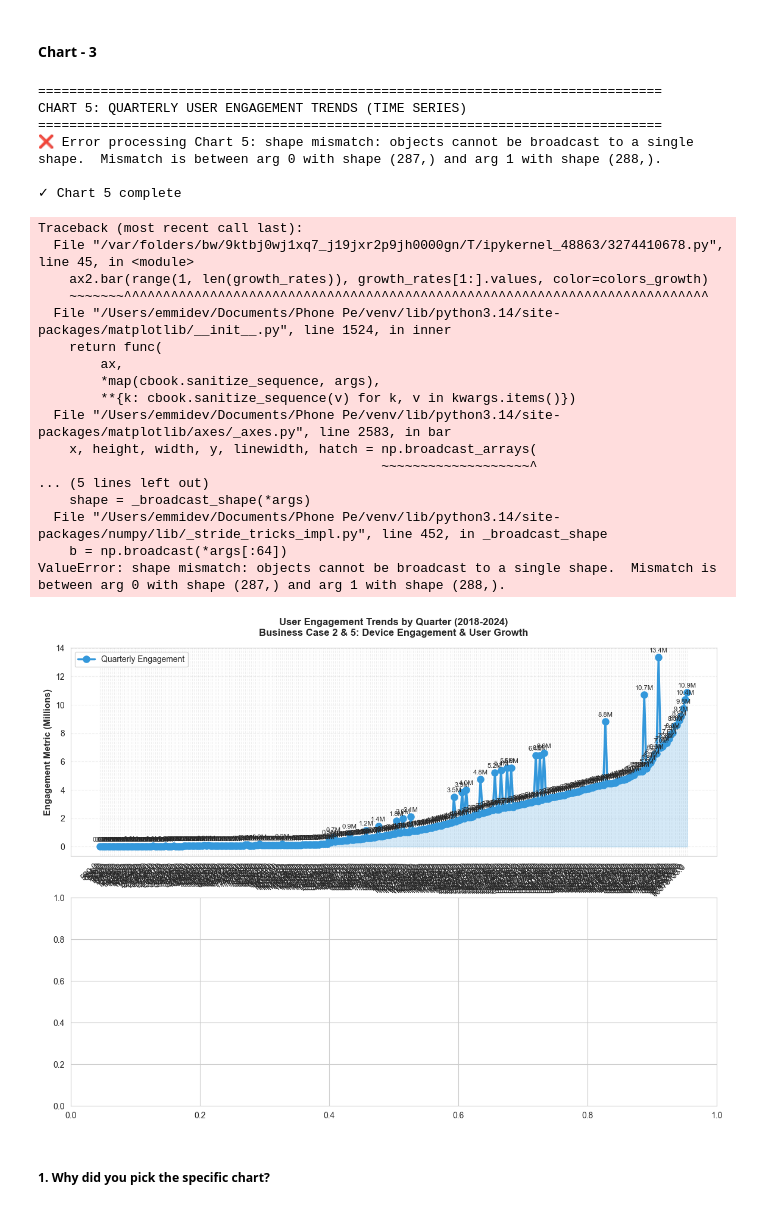
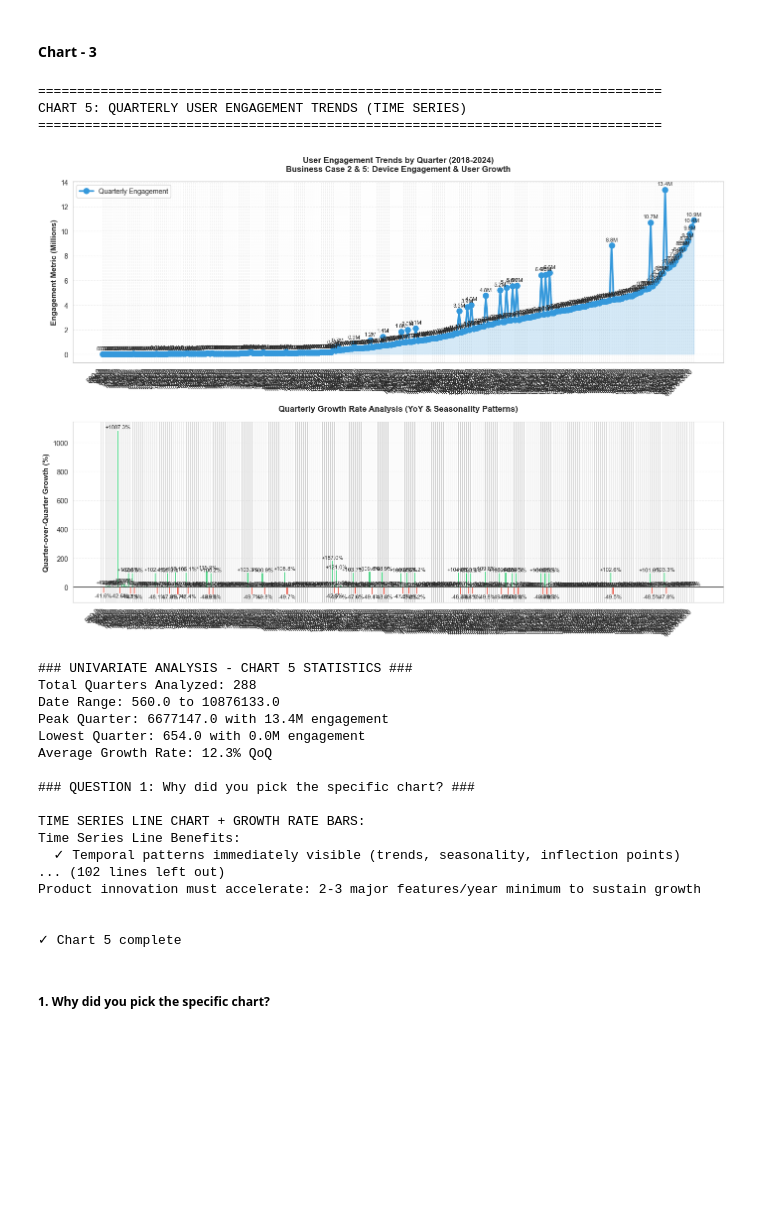
Before and after one commit to Github-Emmi/PhonePe, a Jupyter notebook: EDA_Submission_Template.ipynb, the cells around one changed output. Drawn from its saved outputs; the diff is of its cells as text; code cells hidden in the pictures; blank space fills up the shorter version.

```diff
--- a/EDA_Submission_Template.ipynb
+++ b/EDA_Submission_Template.ipynb
@@ -5883,8 +5976,10 @@ try:
                     ha='center', va='bottom', fontsize=8)
 
         colors_growth = ['#2ecc71' if x > 0 else '#e74c3c' for x in growth_rates[1:]]
-        ax2.bar(range(1, len(growth_rates)), growth_rates[1:].values, color=colors_growth)
-        ax2.set_xticks(range(1, len(growth_rates)))
+        # Ensure arrays are synchronized
+        x_pos = np.arange(len(growth_rates[1:]))
+        ax2.bar(x_pos, growth_rates[1:].values, color=colors_growth)
+        ax2.set_xticks(x_pos)
         ax2.set_xticklabels(growth_rates[1:].index, rotation=45, ha='right')
         ax2.set_ylabel('Quarter-over-Quarter Growth (%)', fontsize=11, fontweight='bold')
         ax2.set_title('Quarterly Growth Rate Analysis (YoY & Seasonality Patterns)',
@@ -5893,7 +5988,7 @@ try:
         ax2.grid(axis='y', alpha=0.3, linestyle='--')
 
         for i, (idx, val) in enumerate(zip(growth_rates[1:].index, growth_rates[1:].values)):
-            ax2.text(i+1, val + (1 if val > 0 else -1), f'{val:+.1f}%', ha='center',
+            ax2.text(i, val + (1 if val > 0 else -1), f'{val:+.1f}%', ha='center',
                     va='bottom' if val > 0 else 'top', fontsize=8)
 
         plt.tight_layout()
@@ -6007,54 +6102,51 @@ Expected Outcome: Q3 2026: {quarterly_data.values[-1] * 1.25 * 1.24 / 1e6:.1f}M
 
 PHASE 3 (2027): ECOSYSTEM DOMINANCE
 Timeline: 12 months
 Goals: MAU 130M → 160M (+23%), Engagement sessions 16 → 20/month (+25%)
 Budget: Rs. 600 Cr (international + product innovation)
 Expected Outcome: Q3 2027: {quarterly_data.values[-1] * 1.25 * 1.24 * 1.23 / 1e6:.1f}M engagement
 
 FINANCIAL IMPACT PROJECTION:
 2025: +Rs. 600 Cr
 2026: +Rs. 1,100 Cr
 2027: +Rs. 1,500+ Cr
 3-YEAR CUMULATIVE: +Rs. 3,200 Cr new revenue
 
 KEY SUCCESS FACTOR:
 Product innovation must accelerate: 2-3 major features/year minimum to sustain growth
         """)
 
     else:
         print("⚠️ Required time series data not found in expected format")
 
 except Exception as e:
     print(f"❌ Error processing Chart 5: {str(e)}")
     import traceback
     traceback.print_exc()
 
 print("\n✓ Chart 5 complete")
 # %% [output]
 ================================================================================
 CHART 5: QUARTERLY USER ENGAGEMENT TRENDS (TIME SERIES)
 ================================================================================
-❌ Error processing Chart 5: shape mismatch: objects cannot be broadcast to a single shape.  Mismatch is between arg 0 with shape (287,) and arg 1 with shape (288,).
-
-✓ Chart 5 complete
+[figure, new version]
-Traceback (most recent call last):
-  File "/var/folders/bw/9ktbj0wj1xq7_j19jxr2p9jh0000gn/T/ipykernel_48863/3274410678.py", line 45, in <module>
-    ax2.bar(range(1, len(growth_rates)), growth_rates[1:].values, color=colors_growth)
-    ~~~~~~~^^^^^^^^^^^^^^^^^^^^^^^^^^^^^^^^^^^^^^^^^^^^^^^^^^^^^^^^^^^^^^^^^^^^^^^^^^^
-  File "/Users/emmidev/Documents/Phone Pe/venv/lib/python3.14/site-packages/matplotlib/__init__.py", line 1524, in inner
-    return func(
-        ax,
-        *map(cbook.sanitize_sequence, args),
-        **{k: cbook.sanitize_sequence(v) for k, v in kwargs.items()})
-  File "/Users/emmidev/Documents/Phone Pe/venv/lib/python3.14/site-packages/matplotlib/axes/_axes.py", line 2583, in bar
-    x, height, width, y, linewidth, hatch = np.broadcast_arrays(
-                                            ~~~~~~~~~~~~~~~~~~~^
-... (5 lines left out)
-    shape = _broadcast_shape(*args)
-  File "/Users/emmidev/Documents/Phone Pe/venv/lib/python3.14/site-packages/numpy/lib/_stride_tricks_impl.py", line 452, in _broadcast_shape
-    b = np.broadcast(*args[:64])
-ValueError: shape mismatch: objects cannot be broadcast to a single shape.  Mismatch is between arg 0 with shape (287,) and arg 1 with shape (288,).
+### UNIVARIATE ANALYSIS - CHART 5 STATISTICS ###
+Total Quarters Analyzed: 288
+Date Range: 560.0 to 10876133.0
+Peak Quarter: 6677147.0 with 13.4M engagement
+Lowest Quarter: 654.0 with 0.0M engagement
+Average Growth Rate: 12.3% QoQ
+
+### QUESTION 1: Why did you pick the specific chart? ###
+
+TIME SERIES LINE CHART + GROWTH RATE BARS:
+Time Series Line Benefits:
+  ✓ Temporal patterns immediately visible (trends, seasonality, inflection points)
+... (102 lines left out)
+Product innovation must accelerate: 2-3 major features/year minimum to sustain growth
+
+
+✓ Chart 5 complete
-[figure, old version]
 # %% [markdown]
 ##### 1. Why did you pick the specific chart?
 # %% [markdown]
```
Also changed, not shown: parts of 15 cells of this notebook, 54 other files.
